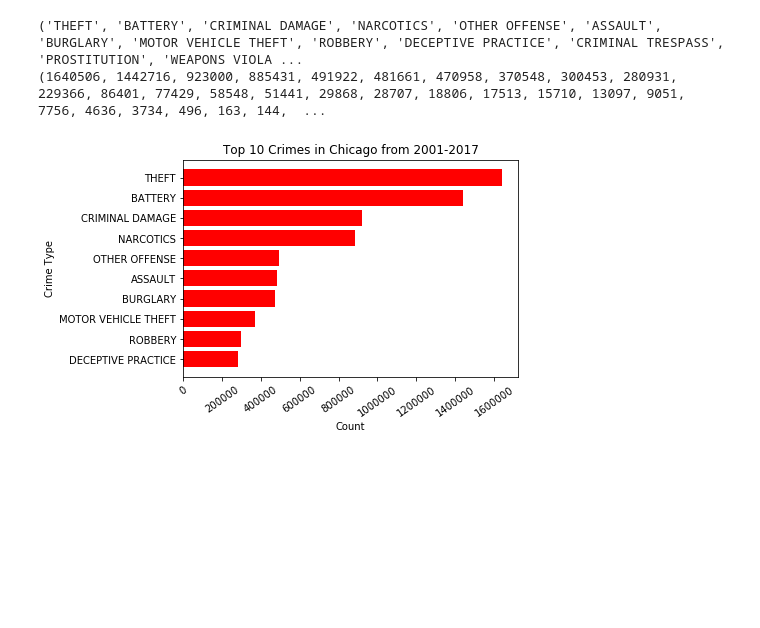
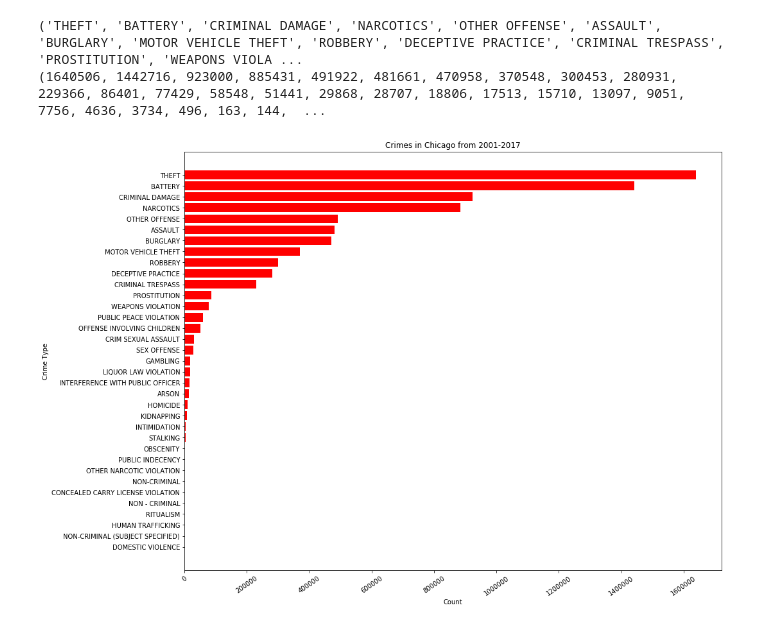
Before and after one commit to bodhisattamaiti25/projects-data-science, a Jupyter notebook: chicago_crime_data_analysis/chicago_crime_data_analysis.ipynb, the cells around one changed output. Drawn from its saved outputs; the diff is of its cells as text; code cells hidden in the pictures; blank space fills up the shorter version.

Commit message:
crime location basic analysis

```diff
--- a/chicago_crime_data_analysis/chicago_crime_data_analysis.ipynb
+++ b/chicago_crime_data_analysis/chicago_crime_data_analysis.ipynb
@@ -124,23 +124,26 @@ print(unzip_crime_data[1])
 # %% [output]
 ('THEFT', 'BATTERY', 'CRIMINAL DAMAGE', 'NARCOTICS', 'OTHER OFFENSE', 'ASSAULT', 'BURGLARY', 'MOTOR VEHICLE THEFT', 'ROBBERY', 'DECEPTIVE PRACTICE', 'CRIMINAL TRESPASS', 'PROSTITUTION', 'WEAPONS VIOLA ...
 (1640506, 1442716, 923000, 885431, 491922, 481661, 470958, 370548, 300453, 280931, 229366, 86401, 77429, 58548, 51441, 29868, 28707, 18806, 17513, 15710, 13097, 9051, 7756, 4636, 3734, 496, 163, 144,  ...
+# %%
+import matplotlib.pylab as pylab
+pylab.rcParams['figure.figsize'] = 15, 12
 # %%
-fig, ax = plt.subplots()
+fig1, ax1 = plt.subplots()
 
-crime_type = unzip_crime_data[0][0:10]
-crime_count = unzip_crime_data[1][0:10]
+crime_type = unzip_crime_data[0]
+crime_count = unzip_crime_data[1]
 y_pos = np.arange(len(crime_type))
 
-ax.barh(y_pos, crime_count, align='center', color='red')
-ax.set_yticks(y_pos)
+ax1.barh(y_pos, crime_count, align='center', color='red')
+ax1.set_yticks(y_pos)
 
-ax.set_yticklabels(crime_type)
-ax.invert_yaxis()
-ax.set_xlabel('Count')
-ax.set_ylabel('Crime Type')
-ax.set_title('Top 10 Crimes in Chicago from 2001-2017')
-for cur_tick in ax.get_xticklabels():
+ax1.set_yticklabels(crime_type)
+ax1.invert_yaxis()
+ax1.set_xlabel('Count')
+ax1.set_ylabel('Crime Type')
+ax1.set_title('Crimes in Chicago from 2001-2017')
+for cur_tick in ax1.get_xticklabels():
     cur_tick.set_rotation(35)
 plt.show()
 # %% [output]
-[figure, old version]
+[figure, new version]
```
Also changed, not shown: parts of 4 cells of this notebook.
